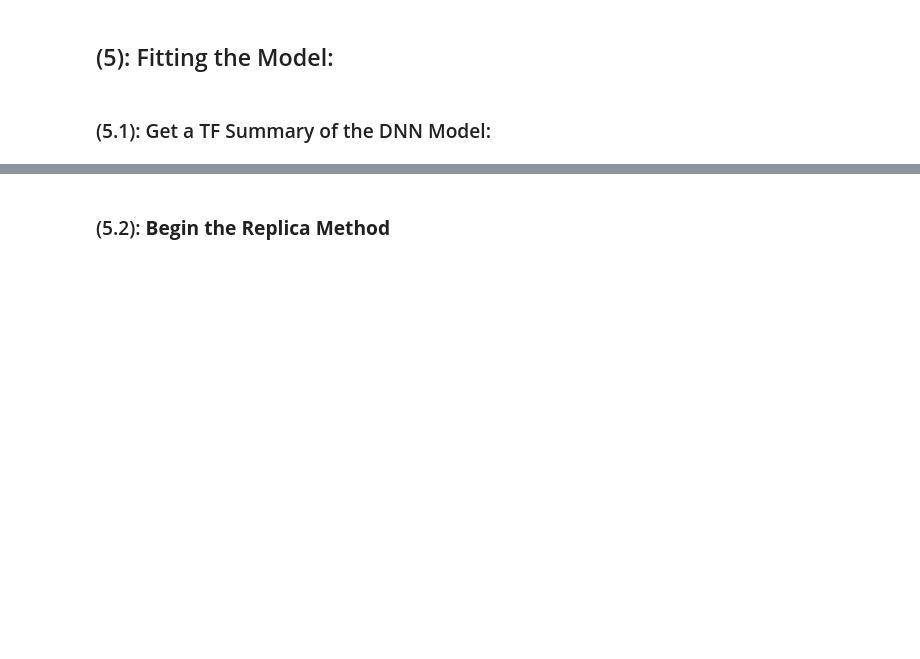
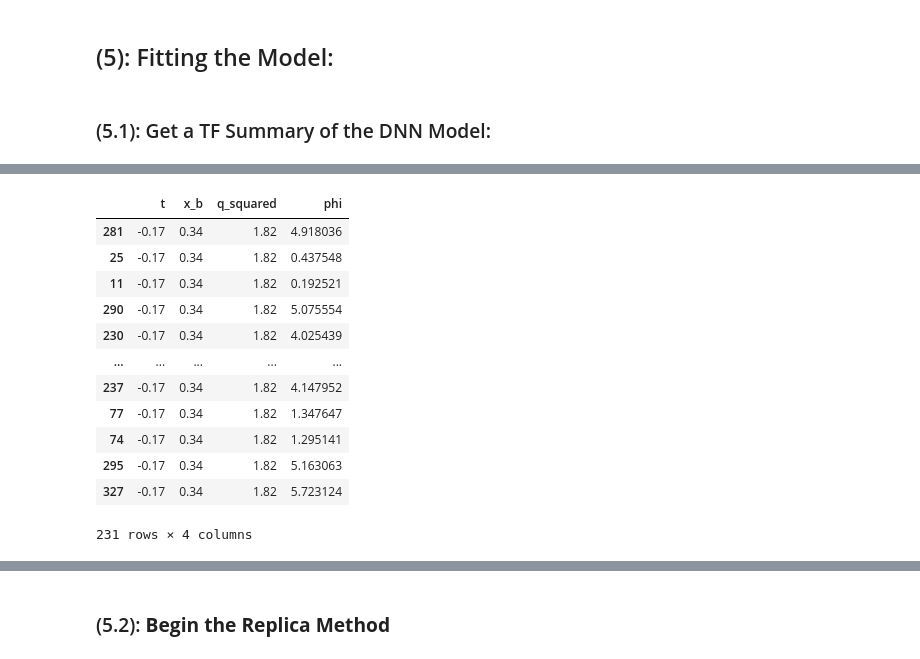
Before and after one commit to JayDanielsss/gpd_dnn, a Jupyter notebook: closure_test/closure_test.ipynb, the cells around one changed output, grey strips where cells are left out. Drawn from its saved outputs; the diff is of its cells as text; code cells hidden in the pictures; blank space fills up the shorter version.

```diff
--- a/closure_test/closure_test.ipynb
+++ b/closure_test/closure_test.ipynb
@@ -385,7 +432,8 @@ test_dataframe = pd.DataFrame({
     "Im[Ht]": imag_ht_values,
     "Re[Et]": real_et_values,
     "Im[Et]": imag_et_values
-})
+    },
+    index = None)
 # %% [markdown]
 #### (2.6.1): Checking Out the DataFrame with the Pseudodata:
 # %%
@@ -3503,0 +3761,16 @@ cff_h_model().summary()
+# %%
+x_training
+# %% [output]
+|  | t | x_b | q_squared | phi |
+| 281 | -0.17 | 0.34 | 1.82 | 4.918036 |
+| 25 | -0.17 | 0.34 | 1.82 | 0.437548 |
+| 11 | -0.17 | 0.34 | 1.82 | 0.192521 |
+| 290 | -0.17 | 0.34 | 1.82 | 5.075554 |
+| 230 | -0.17 | 0.34 | 1.82 | 4.025439 |
+| ... | ... | ... | ... | ... |
+| 237 | -0.17 | 0.34 | 1.82 | 4.147952 |
+| 77 | -0.17 | 0.34 | 1.82 | 1.347647 |
+| 74 | -0.17 | 0.34 | 1.82 | 1.295141 |
+| 295 | -0.17 | 0.34 | 1.82 | 5.163063 |
+| 327 | -0.17 | 0.34 | 1.82 | 5.723124 |
+231 rows × 4 columns
```
Also changed, not shown: parts of 41 cells of this notebook.
